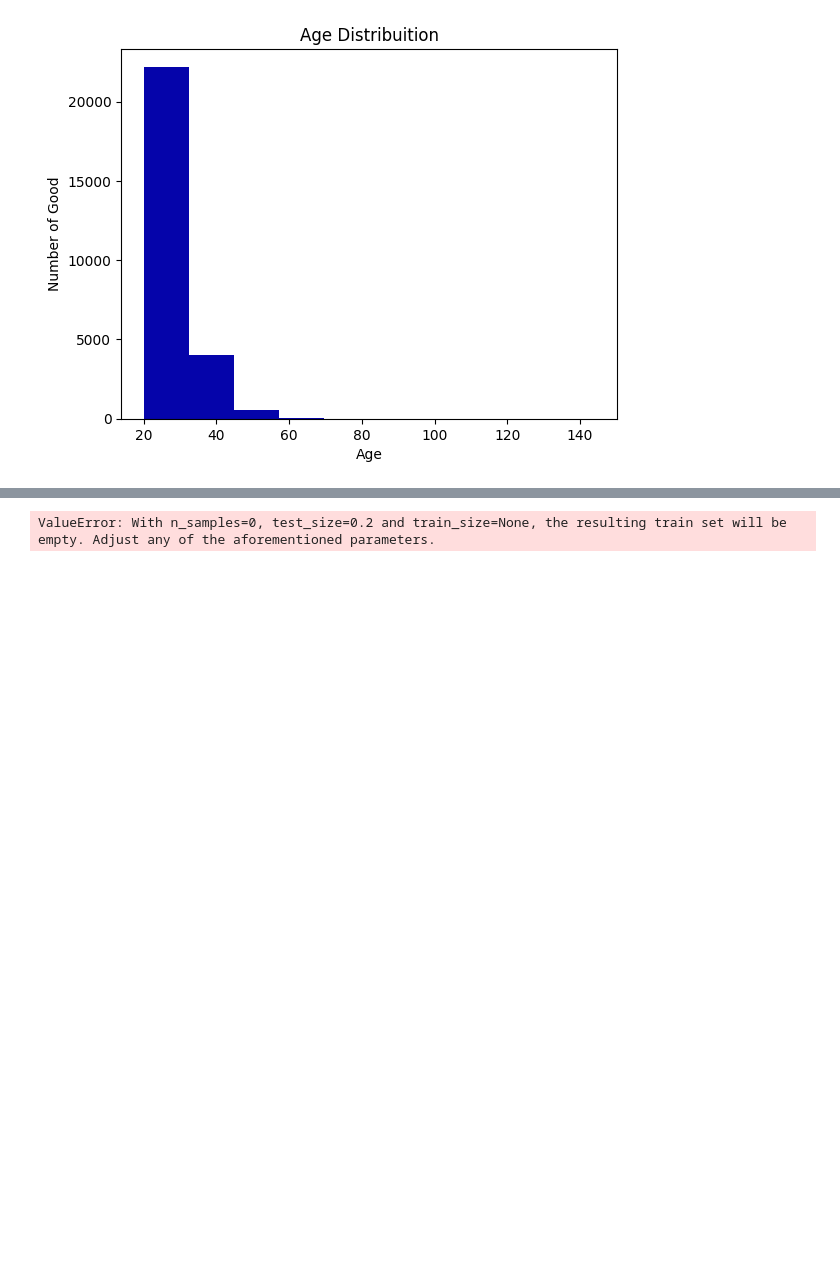
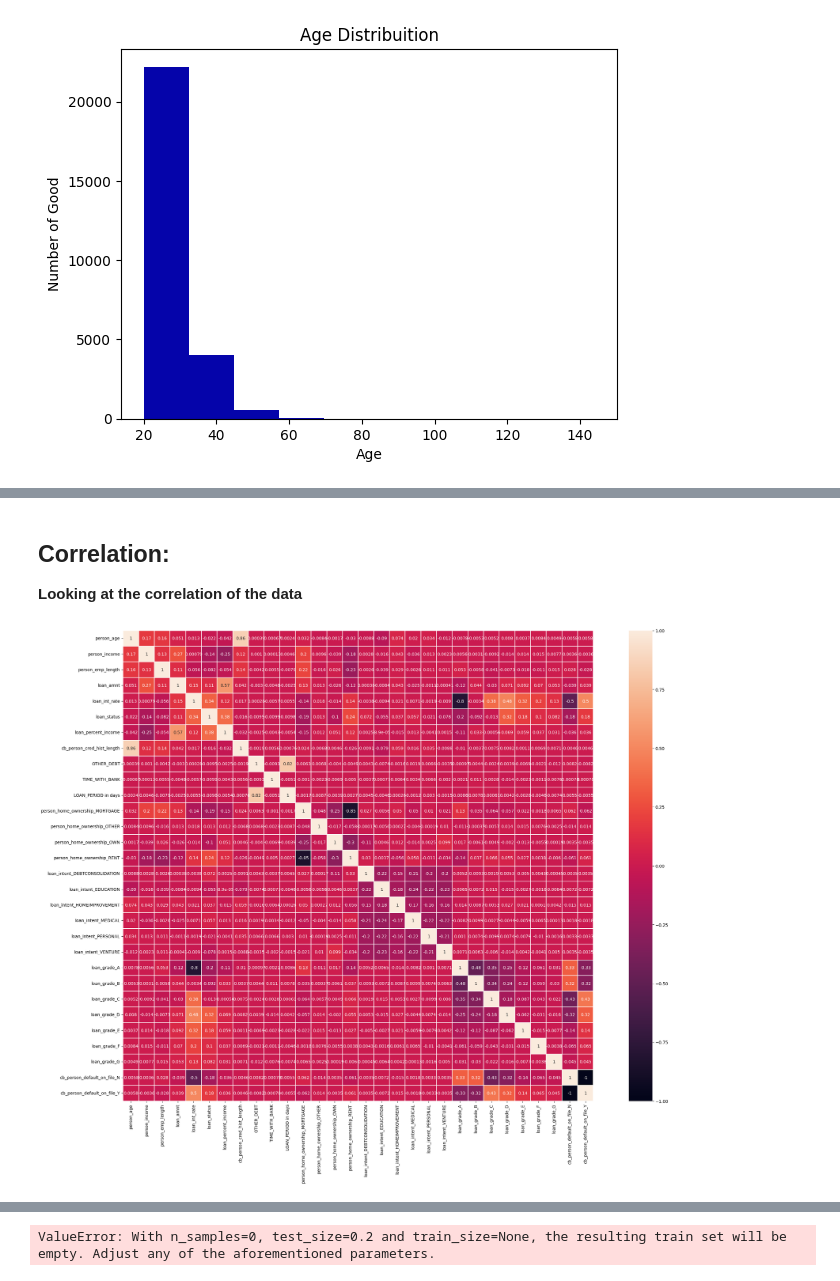
Before and after one commit to dzrich/PhD_Research_in_CausalML, a Jupyter notebook: CausalML.ipynb, the cells around one changed output, grey strips where cells are left out. Cells and saved outputs as stored; diff of their text form; code cells hidden in the pictures; blank space fills up the shorter version.

```diff
--- a/CausalML.ipynb
+++ b/CausalML.ipynb
@@ -233,0 +249,16 @@ def data_engineering(CreditRiskDataset):
+# %%
+df = pd.get_dummies(df, columns=['person_home_ownership'],dtype= float)
+df = pd.get_dummies(df, columns=['loan_intent'],dtype= float)
+df = pd.get_dummies(df, columns=['loan_grade'],dtype= float)
+df = pd.get_dummies(df, columns=['cb_person_default_on_file'],dtype= float)
+# %% [markdown]
+## Correlation:
+
+**Looking at the correlation of the data**
+# %%
+plt.figure(figsize=(30,20))
+sns.heatmap(df.astype(float).corr(),linewidths=0.1,vmax=1.0,
+            square=True,  linecolor='white', annot=True)
+plt.show()
+# %% [output]
+[figure, added]
```
Also changed, not shown: parts of 38 cells of this notebook.
